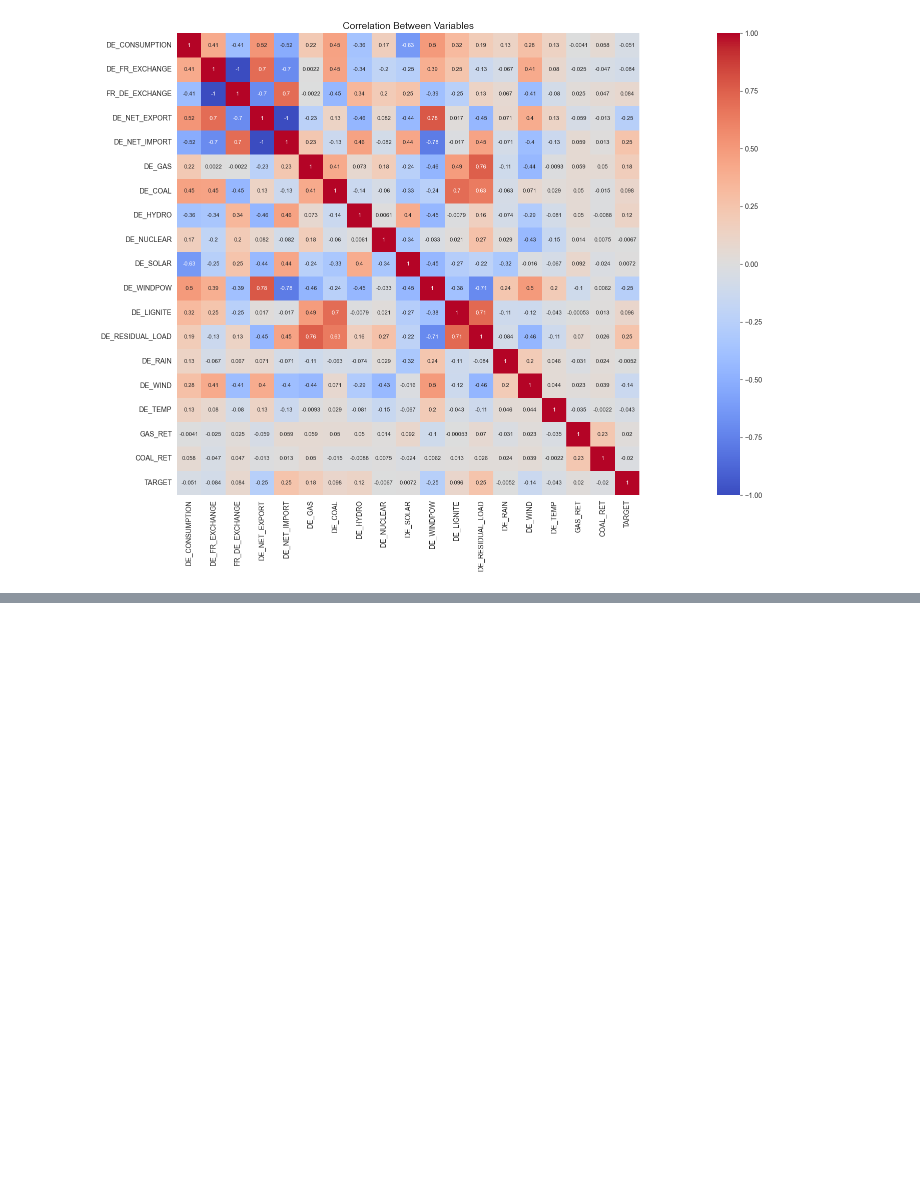
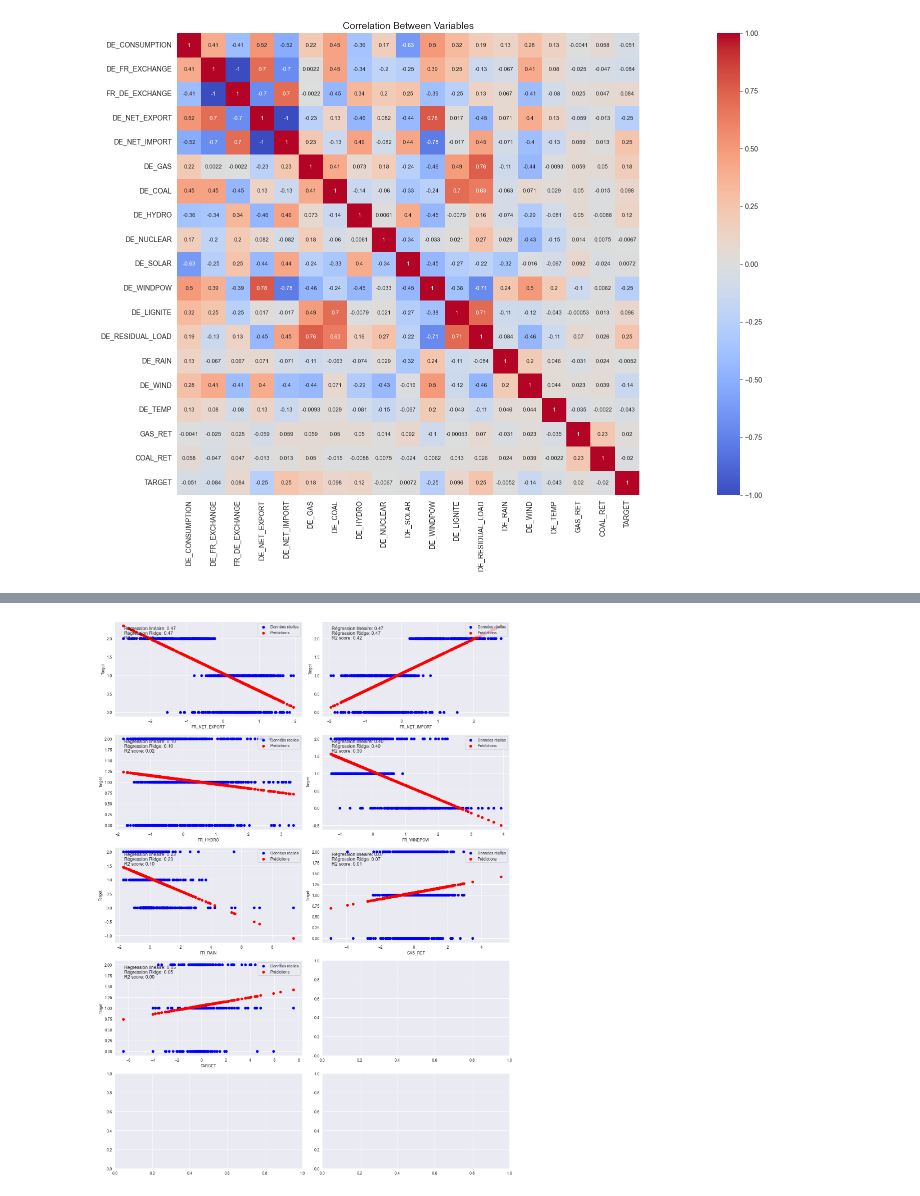
Before and after one commit to juliele1/Projet_Machine_Learning, a Jupyter notebook: notebook.ipynb, the cells around one changed output, grey strips where cells are left out. Cells and saved outputs as stored; diff of their text form; code cells hidden in the pictures; blank space fills up the shorter version.

```diff
--- a/notebook.ipynb
+++ b/notebook.ipynb
@@ -491,11 +503,13 @@ R2 Score:  -0.008492619782734634
 # %%
+from sklearn.preprocessing import StandardScaler
 from sklearn.linear_model import Ridge
 
-# recherche de alpha
+# RECHERCHE D'ALPHA
+
 # pour la France
 # Séparation des features (X) de la target (y)
-X = data_FR_trimmed.iloc[:, :-1].values
-y = data_FR_trimmed.iloc[:, -1].values
+X = data_FR.iloc[:, :-1].values
+y = data_FR.iloc[:, -1].values
 
 # Normalisation des features en utilisant StandardScaler
 scaler = StandardScaler()
@@ -517,8 +531,8 @@ for alpha in [0.01, 0.1, 1.0, 10.0, 15.0, 20.0, 25.0, 30.0]:
 
 # pour l'Allemagne
 # Séparation des features (X) de la target (y)
-X = data_DE_trimmed.iloc[:, :-1].values
-y = data_DE_trimmed.iloc[:, -1].values
+X = data_DE.iloc[:, :-1].values
+y = data_DE.iloc[:, -1].values
 
 # Normalisation des features en utilisant StandardScaler
 scaler = StandardScaler()
@@ -628,0 +574,70 @@ print("Nombre de features utilisées: {}".format(np.sum(lasso.coef_ != 0)))
+# %%
+# REGRESSION RIDGE
+
+# pour la France
+import matplotlib.pyplot as plt
+
+X = data_FR.iloc[:, :-1].values # On sélectionne toutes les colonnes sauf la dernière (target)
+y = data_FR.iloc[:, -1].values # On sélectionne la dernière colonne (target)
+
+scaler = StandardScaler()
+X_scaled = scaler.fit_transform(X) # Normalisation des données
+
+fig, axes = plt.subplots(nrows=5, ncols=2, figsize=(15, 20)) # On crée une figure avec une grille de 5x2 subplots
+axes = axes.flatten() # On transforme la matrice 2D des subplots en un vecteur 1D pour faciliter l'indexation
+
+for i in range(X_scaled.shape[1]):
+    # Régression linéaire
+    lin = LinearRegression()
+    lin.fit(X_scaled[:, i].reshape(-1, 1), y)
+    lin_norm = np.linalg.norm(lin.coef_)
+    # Régression ridge
+    rid = Ridge(alpha=0.01)
+    rid.fit(X_scaled[:, i].reshape(-1, 1), y)
+    rid_norm = np.linalg.norm(rid.coef_)
+    y_pred = rid.predict(X_scaled[:, i].reshape(-1, 1)) # On calcule les prédictions pour la colonne i
+    axes[i].scatter(X_scaled[:, i], y, color='blue', label='Données réelles') # On trace le scatter plot pour la colonne i avec les données réelles en bleu
+    axes[i].scatter(X_scaled[:, i], y_pred, color='red', label='Prédictions') # On ajoute les prédictions en rouge
+    axes[i].set_xlabel(data_FR.columns[i]) # On ajoute le nom de la colonne i en tant que label de l'axe x
+    axes[i].set_ylabel('Target') # On ajoute 'Target' en tant que label de l'axe y
+    axes[i].legend(loc='upper right') # On ajoute une légende en haut à droite du subplot
+    axes[i].text(0.05, 0.95, f"Régression linéaire: {lin_norm:.2f}\nRégression Ridge: {rid_norm:.2f}", transform=axes[i].transAxes, fontsize=12, verticalalignment='top') # On ajoute le texte avec les normes des coefficients pour la régression linéaire et la régression ridge
+    r2_score = rid.score(X_scaled[:, i].reshape(-1, 1), y) # On calcule le R2 score pour la colonne i
+    axes[i].text(0.05, 0.85, f"R2 score: {r2_score:.2f}", transform=axes[i].transAxes, fontsize=12, verticalalignment='top') # On ajoute le texte avec le R2 score pour la colonne i
+
+plt.tight_layout() # On ajuste la disposition des subplots
+
+# pour l'Allemagne
+import matplotlib.pyplot as plt
+
+X = data_DE.iloc[:, :-1].values # On sélectionne toutes les colonnes sauf la dernière (target)
+y = data_DE.iloc[:, -1].values # On sélectionne la dernière colonne (target)
+
+scaler = StandardScaler()
+X_scaled = scaler.fit_transform(X) # Normalisation des données
+
+fig, axes = plt.subplots(nrows=5, ncols=2, figsize=(15, 20)) # On crée une figure avec une grille de 5x2 subplots
+axes = axes.flatten() # On transforme la matrice 2D des subplots en un vecteur 1D pour faciliter l'indexation
+
+for i in range(X_scaled.shape[1]):
+    # Régression linéaire
+    lin = LinearRegression()
+    lin.fit(X_scaled[:, i].reshape(-1, 1), y)
+    lin_norm = np.linalg.norm(lin.coef_)
+    # Régression ridge
+    rid = Ridge(alpha=0.01)
+    rid.fit(X_scaled[:, i].reshape(-1, 1), y)
+    rid_norm = np.linalg.norm(rid.coef_)
+    y_pred = rid.predict(X_scaled[:, i].reshape(-1, 1)) # On calcule les prédictions pour la colonne i
+    axes[i].scatter(X_scaled[:, i], y, color='blue', label='Données réelles') # On trace le scatter plot pour la colonne i avec les données réelles en bleu
+    axes[i].scatter(X_scaled[:, i], y_pred, color='red', label='Prédictions') # On ajoute les prédictions en rouge
+    axes[i].set_xlabel(data_FR.columns[i]) # On ajoute le nom de la colonne i en tant que label de l'axe x
+    axes[i].set_ylabel('Target') # On ajoute 'Target' en tant que label de l'axe y
+    axes[i].legend(loc='upper right') # On ajoute une légende en haut à droite du subplot
+    axes[i].text(0.05, 0.95, f"Régression linéaire: {lin_norm:.2f}\nRégression Ridge: {rid_norm:.2f}", transform=axes[i].transAxes, fontsize=12, verticalalignment='top') # On ajoute le texte avec les normes des coefficients pour la régression linéaire et la régression ridge
+    r2_score = rid.score(X_scaled[:, i].reshape(-1, 1), y) # On calcule le R2 score pour la colonne i
+    axes[i].text(0.05, 0.85, f"R2 score: {r2_score:.2f}", transform=axes[i].transAxes, fontsize=12, verticalalignment='top') # On ajoute le texte avec le R2 score pour la colonne i
+
+plt.tight_layout() # On ajuste la disposition des subplots
+# %% [output]
+[figure, added]
```
Also changed, not shown: parts of 28 cells of this notebook.
